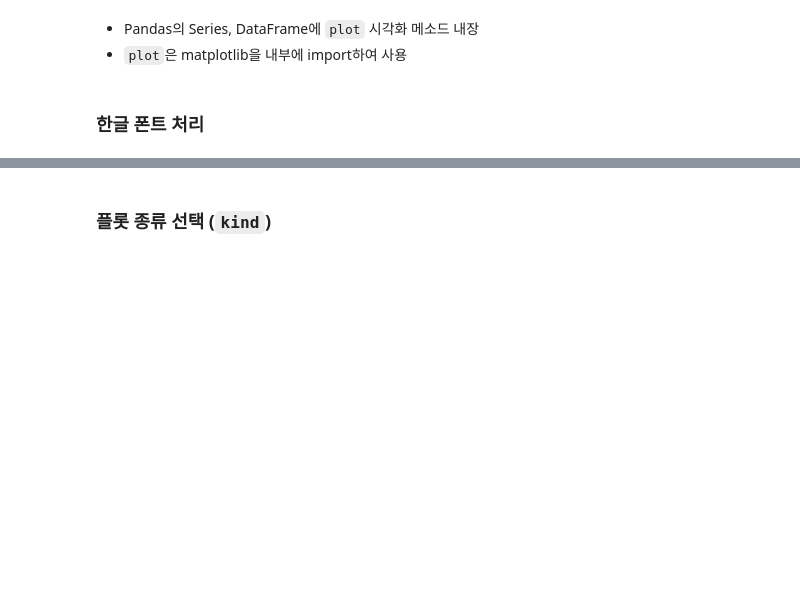
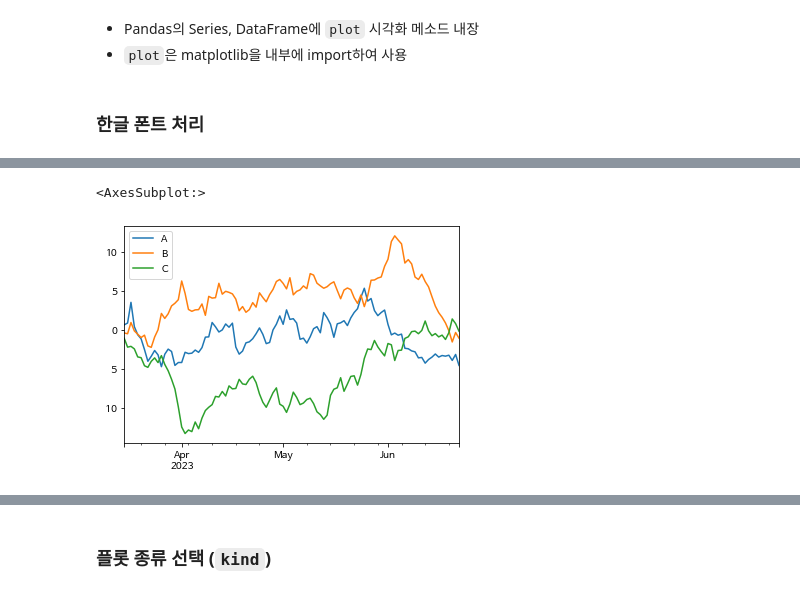
Before and after one commit to hiid0726/DataAnalysis, a Jupyter notebook: hiid0726/ch07_01_시각화_기초_ym.ipynb, the cells around one changed output, grey strips where cells are left out. Saved outputs shown, nothing was run; the diff lists cells and outputs as text; code cells hidden in the pictures; blank space fills up the shorter version.

```diff
--- a/hiid0726/ch07_01_시각화_기초_ym.ipynb
+++ b/hiid0726/ch07_01_시각화_기초_ym.ipynb
@@ -390,3 +417,8 @@ plt.rc('font', family='NanumBarunGothic')
+# %%
+df1.plot()
+# %% [output]
+<AxesSubplot:>
+[figure, added]
 # %%
 # https://pandas.pydata.org/pandas-docs/version/1.3/reference/api/pandas.DataFrame.plot.html
 # https://wikidocs.net/159927
```
Also changed, not shown: parts of 21 cells of this notebook.
